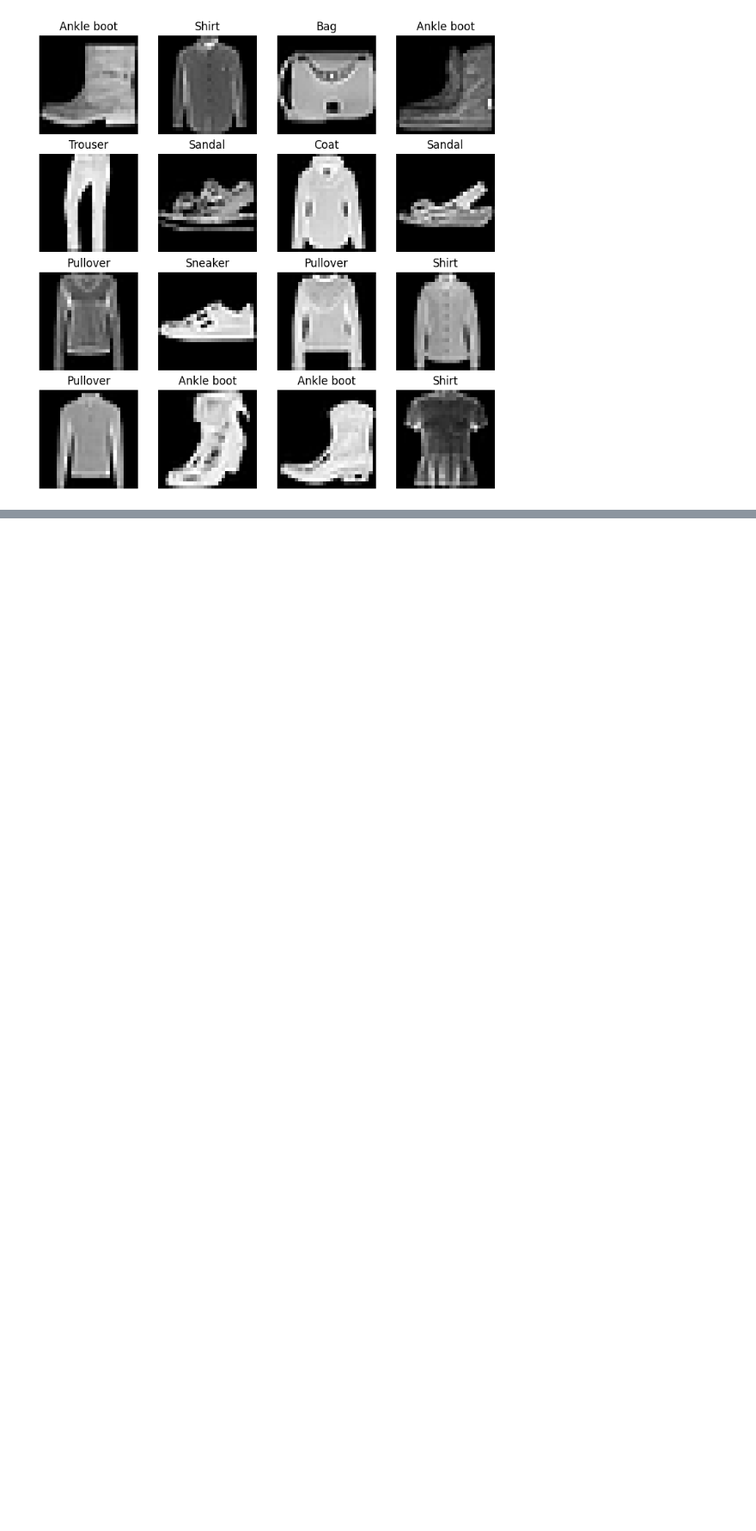
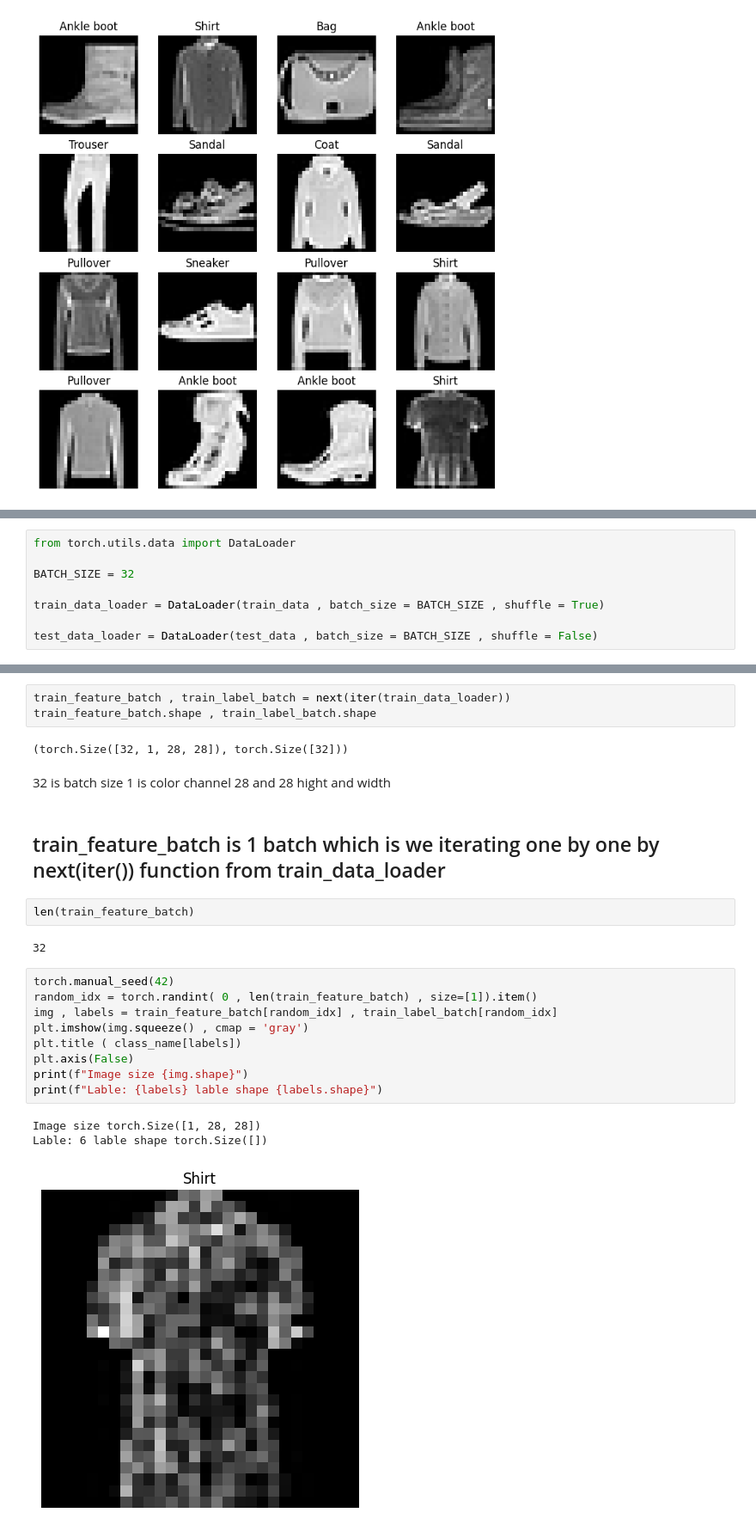
Before and after one commit to Imran1hp/Deep-Learning-, a Jupyter notebook: PyTorch_Computer_vision.ipynb, the cells around one changed output, grey strips where cells are left out. Shown at 86% size. Saved outputs shown, nothing was run; the diff lists cells and outputs as text; blank space fills up the shorter version.

Commit message:
use Dataloader to create batchs of 32 and lpot one batch one image

```diff
--- a/PyTorch_Computer_vision.ipynb
+++ b/PyTorch_Computer_vision.ipynb
@@ -136,0 +141,8 @@ for i in range(1, row * col + 1 ):
+# %%
+from torch.utils.data import DataLoader
+
+BATCH_SIZE = 32
+
+train_data_loader = DataLoader(train_data , batch_size = BATCH_SIZE , shuffle = True)
+
+test_data_loader = DataLoader(test_data , batch_size = BATCH_SIZE , shuffle = False)
@@ -136,0 +165,26 @@ for i in range(1, row * col + 1 ):
+# %%
+train_feature_batch , train_label_batch = next(iter(train_data_loader))
+train_feature_batch.shape , train_label_batch.shape
+# %% [output]
+(torch.Size([32, 1, 28, 28]), torch.Size([32]))
+# %% [markdown]
+ 32 is batch size 1 is color channel 28 and 28 hight and width
+# %% [markdown]
+ ## train_feature_batch is 1 batch which is we iterating one by one by next(iter()) function  from train_data_loader
+# %%
+len(train_feature_batch)
+# %% [output]
+32
+# %%
+torch.manual_seed(42)
+random_idx = torch.randint( 0 , len(train_feature_batch) , size=[1]).item()
+img , labels = train_feature_batch[random_idx] , train_label_batch[random_idx]
+plt.imshow(img.squeeze() , cmap = 'gray')
+plt.title ( class_name[labels])
+plt.axis(False)
+print(f"Image size {img.shape}")
+print(f"Lable: {labels} lable shape {labels.shape}")
+# %% [output]
+Image size torch.Size([1, 28, 28])
+Lable: 6 lable shape torch.Size([])
+[figure, added]
```
Also changed, not shown: parts of 5 cells of this notebook.
